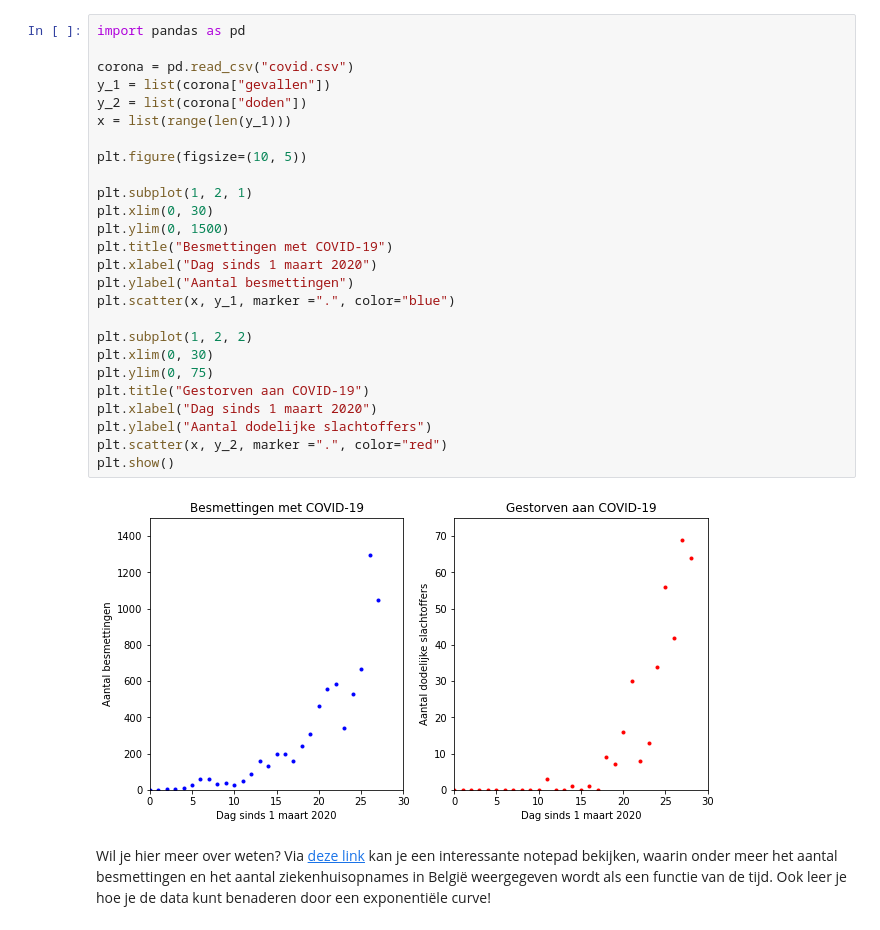
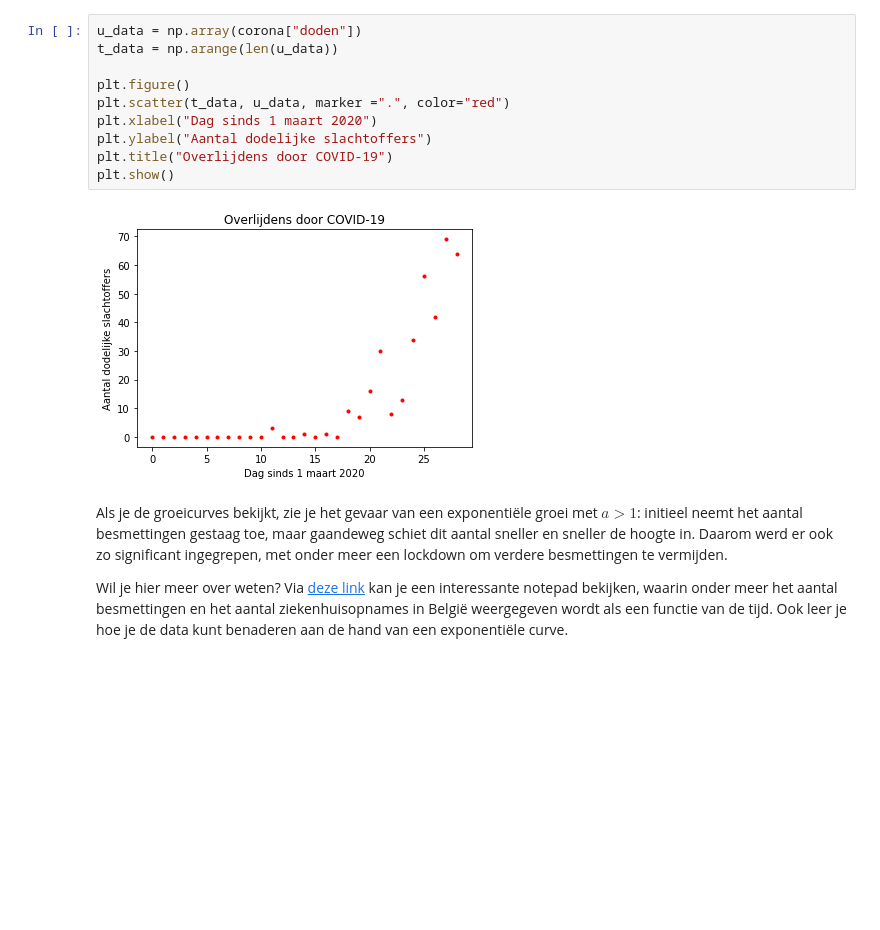
Before and after one commit to jvdrhoof/Insects, a Jupyter notebook: hoofdstuk_1.ipynb, the cells around one changed output. Saved outputs shown, nothing was run; the diff lists cells and outputs as text; blank space fills up the shorter version.

```diff
--- a/hoofdstuk_1.ipynb
+++ b/hoofdstuk_1.ipynb
@@ -171,31 +306,17 @@ Groeimodellen vind je overal, niet enkel om de evolutie van insectenpopulaties t
 # %%
-import pandas as pd
+u_data = np.array(corona["doden"])
+t_data = np.arange(len(u_data))
 
-corona = pd.read_csv("covid.csv")
-y_1 = list(corona["gevallen"])
-y_2 = list(corona["doden"])
-x = list(range(len(y_1)))
-
-plt.figure(figsize=(10, 5))
-
-plt.subplot(1, 2, 1)
-plt.xlim(0, 30)
-plt.ylim(0, 1500)
-plt.title("Besmettingen met COVID-19")
-plt.xlabel("Dag sinds 1 maart 2020")
-plt.ylabel("Aantal besmettingen")
-plt.scatter(x, y_1, marker =".", color="blue")
-
-plt.subplot(1, 2, 2)
-plt.xlim(0, 30)
-plt.ylim(0, 75)
-plt.title("Gestorven aan COVID-19")
+plt.figure()
+plt.scatter(t_data, u_data, marker =".", color="red")
 plt.xlabel("Dag sinds 1 maart 2020")
 plt.ylabel("Aantal dodelijke slachtoffers")
-plt.scatter(x, y_2, marker =".", color="red")
+plt.title("Overlijdens door COVID-19")
 plt.show()
 # %% [output]
-[figure, old version]
+[figure, new version]
 # %% [markdown]
-Wil je hier meer over weten? Via [deze link](https://www.dwengo.org/backend/api/learningObject/getWrapped?hruid=pn_expogroei&version=3&language=nl) kan je een interessante notepad bekijken, waarin onder meer het aantal besmettingen en het aantal ziekenhuisopnames in België weergegeven wordt als een functie van de tijd. Ook leer je hoe je de data kunt benaderen door een exponentiële curve!
+Als je de groeicurves bekijkt, zie je het gevaar van een exponentiële groei met $a > 1$: initieel neemt het aantal besmettingen gestaag toe, maar gaandeweg schiet dit aantal sneller en sneller de hoogte in. Daarom werd er ook zo significant ingegrepen, met onder meer een lockdown om verdere besmettingen te vermijden.
+
+Wil je hier meer over weten? Via [deze link](https://www.dwengo.org/backend/api/learningObject/getWrapped?hruid=pn_expogroei&version=3&language=nl) kan je een interessante notepad bekijken, waarin onder meer het aantal besmettingen en het aantal ziekenhuisopnames in België weergegeven wordt als een functie van de tijd. Ook leer je hoe je de data kunt benaderen aan de hand van een exponentiële curve.
 # %% [markdown]
```
Also changed, not shown: parts of 52 cells of this notebook, 4 other files.
